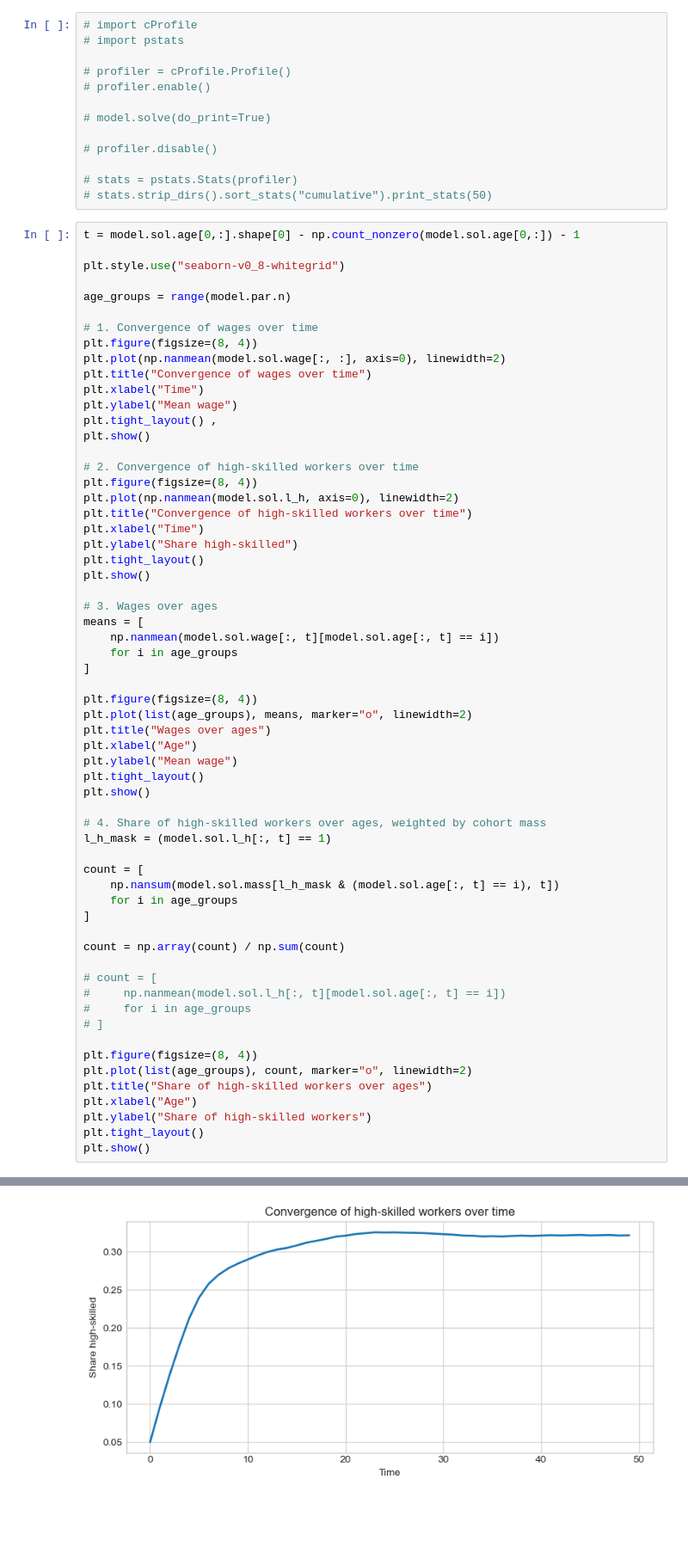
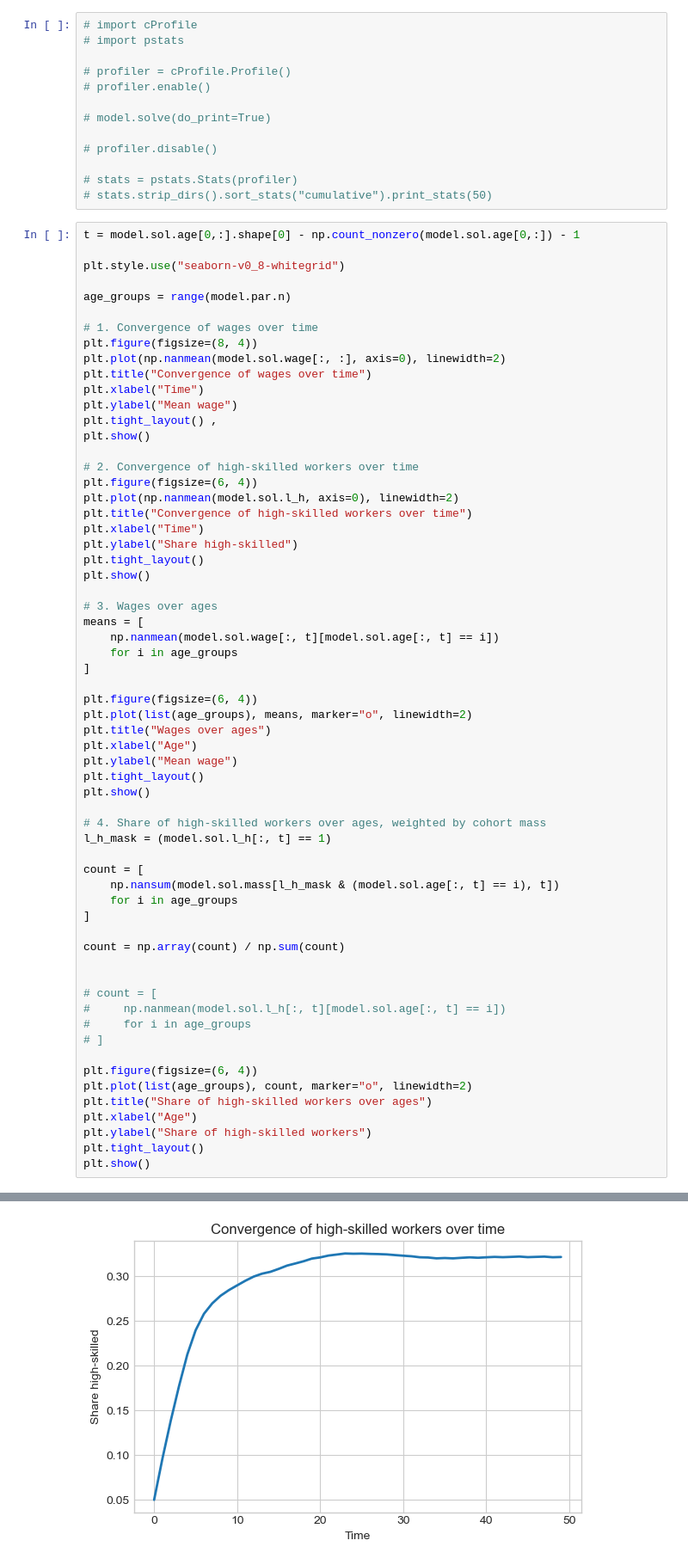
Before and after one commit to peter-l-ravn/Danish-Wage-Gap-Model, a Jupyter notebook: Run model agent.ipynb, the cells around one changed output, grey strips where cells are left out. Shown at 86% size. Cells and saved outputs as stored; diff of their text form; blank space fills up the shorter version.

```diff
--- a/Run model agent.ipynb
+++ b/Run model agent.ipynb
@@ -76,7 +73,7 @@ plt.tight_layout() ,
 plt.show()
 
 # 2. Convergence of high-skilled workers over time
-plt.figure(figsize=(8, 4))
+plt.figure(figsize=(6, 4))
 plt.plot(np.nanmean(model.sol.l_h, axis=0), linewidth=2)
 plt.title("Convergence of high-skilled workers over time")
 plt.xlabel("Time")
@@ -90,36 +87,37 @@ means = [
     for i in age_groups
 ]
 
-plt.figure(figsize=(8, 4))
+plt.figure(figsize=(6, 4))
 plt.plot(list(age_groups), means, marker="o", linewidth=2)
 plt.title("Wages over ages")
 plt.xlabel("Age")
 plt.ylabel("Mean wage")
 plt.tight_layout()
 plt.show()
 
 # 4. Share of high-skilled workers over ages, weighted by cohort mass
 l_h_mask = (model.sol.l_h[:, t] == 1)
 
 count = [
     np.nansum(model.sol.mass[l_h_mask & (model.sol.age[:, t] == i), t])
     for i in age_groups
 ]
 
 count = np.array(count) / np.sum(count)
 
+
 # count = [
 #     np.nanmean(model.sol.l_h[:, t][model.sol.age[:, t] == i])
 #     for i in age_groups
 # ]
 
-plt.figure(figsize=(8, 4))
+plt.figure(figsize=(6, 4))
 plt.plot(list(age_groups), count, marker="o", linewidth=2)
 plt.title("Share of high-skilled workers over ages")
 plt.xlabel("Age")
 plt.ylabel("Share of high-skilled workers")
 plt.tight_layout()
 plt.show()
 # %% [output]
 [figure]
-[figure, old version]
+[figure, new version]
```
Also changed, not shown: parts of 7 cells of this notebook, 5 other files.
